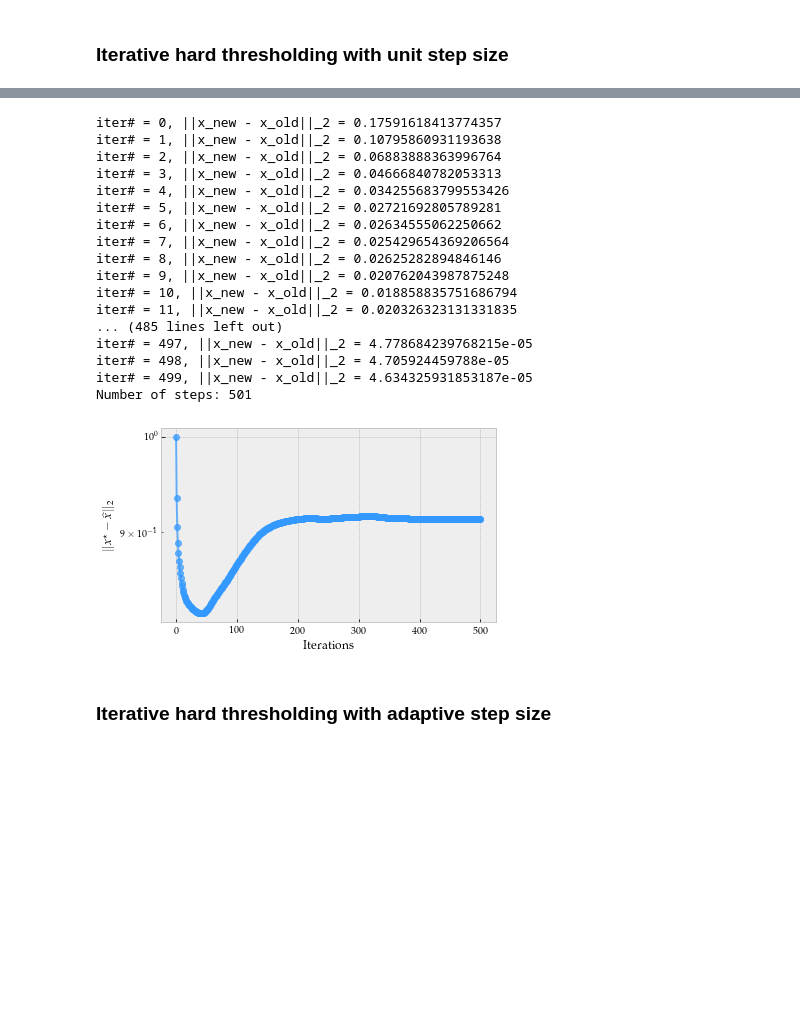
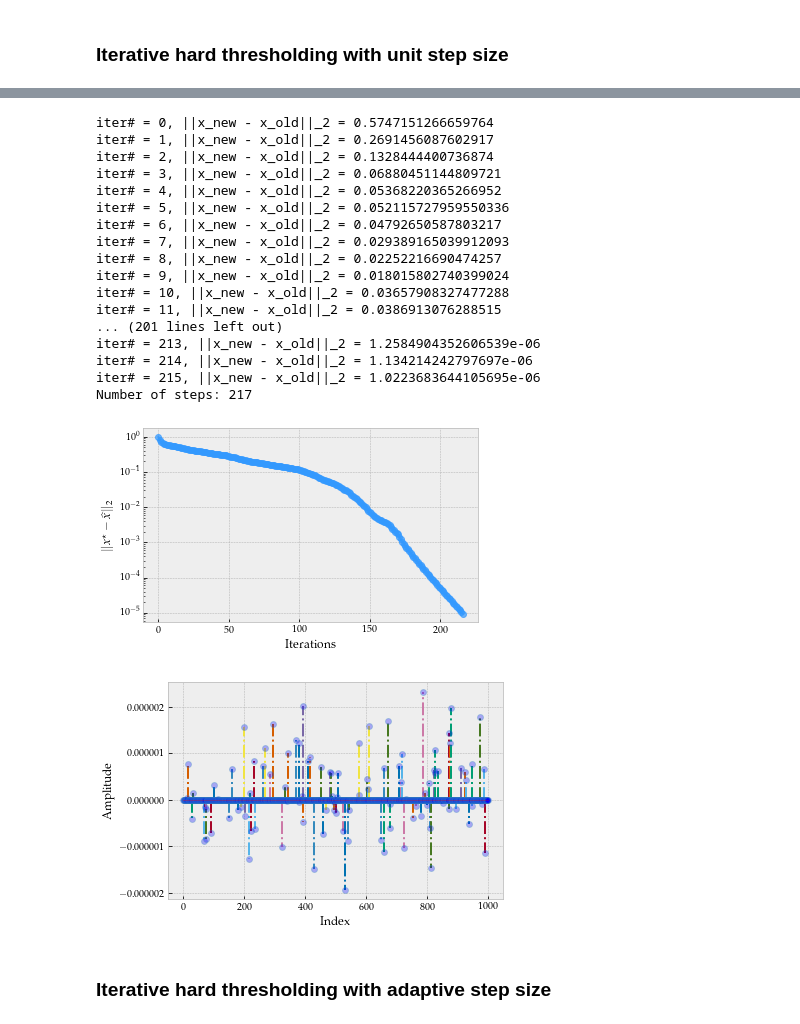
Before and after one commit to akyrillidis/comp414-514, a Jupyter notebook: schedule/images/Chapter 8.ipynb, the cells around one changed output, grey strips where cells are left out. Drawn from its saved outputs; the diff is of its cells as text; code cells hidden in the pictures; blank space fills up the shorter version.

```diff
--- a/schedule/images/Chapter 8.ipynb
+++ b/schedule/images/Chapter 8.ipynb
@@ -26,7 +26,7 @@ rc('font',**{'family':'serif','serif':['Palatino']})
 rc('text', usetex=True)
 
 p = 1000  # Ambient dimension
-n = 200   # Number of samples
+n = 350   # Number of samples
 k = 100   # Sparsity level
 
 # Generate a p-dimensional zero vector
@@ -52,6 +52,12 @@ plt.show()
 # Generate sensing matrix
 Phi = (1 / math.sqrt(n)) * np.random.randn(n, p)
 
+print(la.cond(Phi))
+
+# Compute largest singular value of A
+U,S,V = la.svd(Phi)
+L = max(S)**2
+
 # Observation model
 y = Phi @ x_star
 # %% [output]
@@ -114,44 +121,56 @@ def IHT(y, A, k, eta, iters, epsilon, verbose, x_star):
 # %%
 # Run algorithm
 epsilon = 1e-6                # Precision parameter
-iters = 500
+iters = 1000
 # eta = 1
-eta = 0.1
+eta = 0.4
+# eta = 1/L
 
 x_IHT, x_list, f_list = IHT(y, Phi, k, eta, iters, epsilon, True, x_star)
 
 # Plot
 plt.rc('text', usetex=True)
 plt.rc('font', family='serif')
 
 xs = range(len(x_list))
 plt.plot(xs, x_list, '-o', color = '#3399FF', linewidth = 2, alpha = 0.7)
 plt.yscale('log')
 plt.xlabel('Iterations')
 plt.ylabel(r"$\|x^\star - \widehat{x}\|_2$")
 
 # Make room for the ridiculously large title.
 plt.subplots_adjust(top=0.8)
 plt.show()
+
+plt.style.use('bmh')
+xs = range(p)
+markerline, stemlines, baseline = plt.stem(xs, x_IHT - x_star, '-.')
+plt.setp(markerline, 'alpha', 0.3, 'ms', 6)
+plt.setp(markerline, 'markerfacecolor', 'b')
+plt.setp(baseline, 'color', 'r', 'linewidth', 1, 'alpha', 0.3)
+plt.xlabel('Index')
+plt.ylabel('Amplitude')
+plt.show()
 # %% [output]
-iter# = 0, ||x_new - x_old||_2 = 0.17591618413774357
-iter# = 1, ||x_new - x_old||_2 = 0.10795860931193638
-iter# = 2, ||x_new - x_old||_2 = 0.06883888363996764
-iter# = 3, ||x_new - x_old||_2 = 0.04666840782053313
-iter# = 4, ||x_new - x_old||_2 = 0.034255683799553426
-iter# = 5, ||x_new - x_old||_2 = 0.02721692805789281
-iter# = 6, ||x_new - x_old||_2 = 0.02634555062250662
-iter# = 7, ||x_new - x_old||_2 = 0.025429654369206564
-iter# = 8, ||x_new - x_old||_2 = 0.02625282894846146
-iter# = 9, ||x_new - x_old||_2 = 0.020762043987875248
-iter# = 10, ||x_new - x_old||_2 = 0.018858835751686794
-iter# = 11, ||x_new - x_old||_2 = 0.020326323131331835
-... (485 lines left out)
-iter# = 497, ||x_new - x_old||_2 = 4.778684239768215e-05
-iter# = 498, ||x_new - x_old||_2 = 4.705924459788e-05
-iter# = 499, ||x_new - x_old||_2 = 4.634325931853187e-05
-Number of steps: 501
+iter# = 0, ||x_new - x_old||_2 = 0.5747151266659764
+iter# = 1, ||x_new - x_old||_2 = 0.2691456087602917
+iter# = 2, ||x_new - x_old||_2 = 0.1328444400736874
+iter# = 3, ||x_new - x_old||_2 = 0.06880451144809721
+iter# = 4, ||x_new - x_old||_2 = 0.05368220365266952
+iter# = 5, ||x_new - x_old||_2 = 0.052115727959550336
+iter# = 6, ||x_new - x_old||_2 = 0.04792650587803217
+iter# = 7, ||x_new - x_old||_2 = 0.029389165039912093
+iter# = 8, ||x_new - x_old||_2 = 0.02252216690474257
+iter# = 9, ||x_new - x_old||_2 = 0.018015802740399024
+iter# = 10, ||x_new - x_old||_2 = 0.03657908327477288
+iter# = 11, ||x_new - x_old||_2 = 0.0386913076288515
+... (201 lines left out)
+iter# = 213, ||x_new - x_old||_2 = 1.2584904352606539e-06
+iter# = 214, ||x_new - x_old||_2 = 1.134214242797697e-06
+iter# = 215, ||x_new - x_old||_2 = 1.0223683644105695e-06
+Number of steps: 217
-[figure, old version]
+[figure, new version]
+[figure, added]
 # %% [markdown]
 ### Iterative hard thresholding with adaptive step size
 # %%
```
Also changed, not shown: parts of 2 cells of this notebook, 1 other file.
